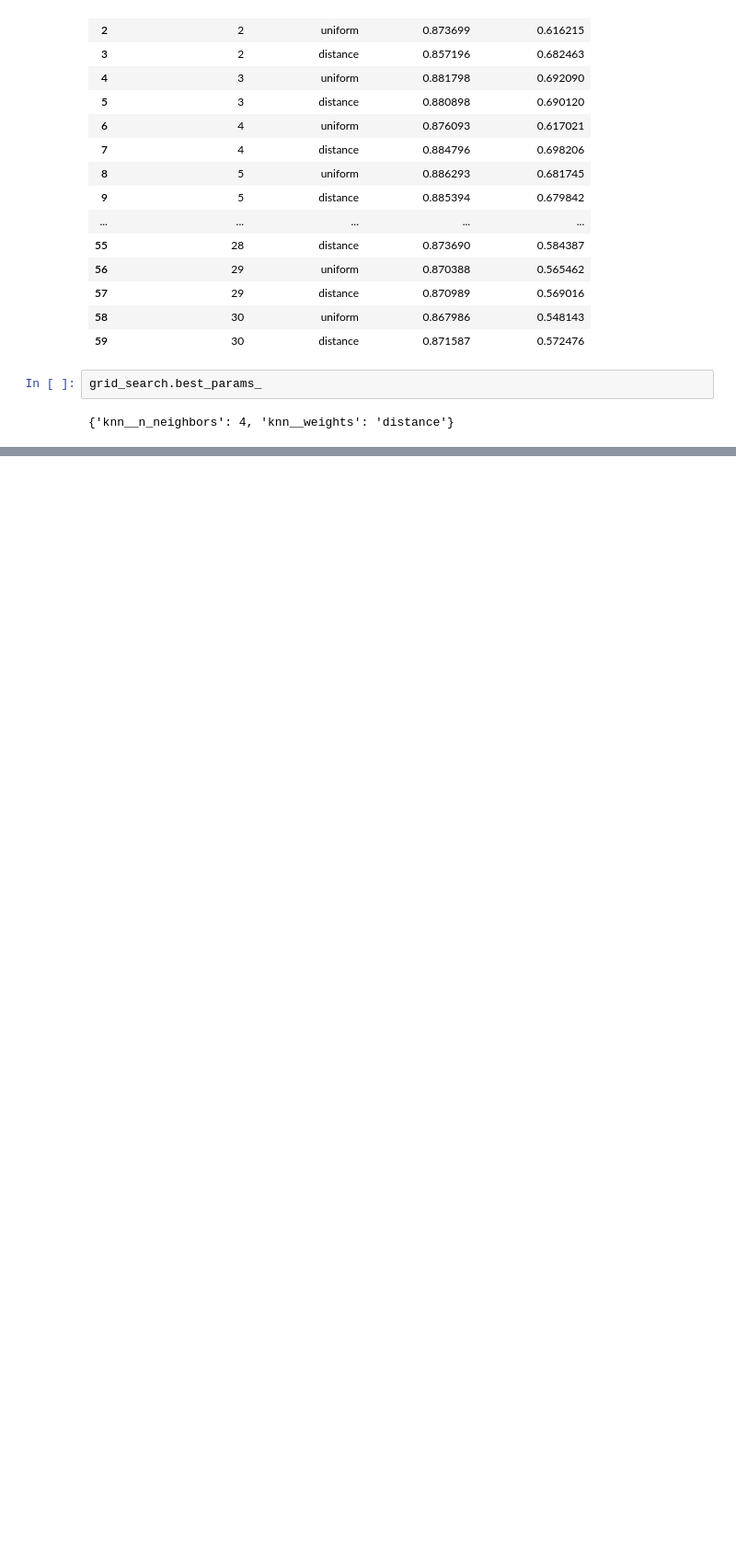
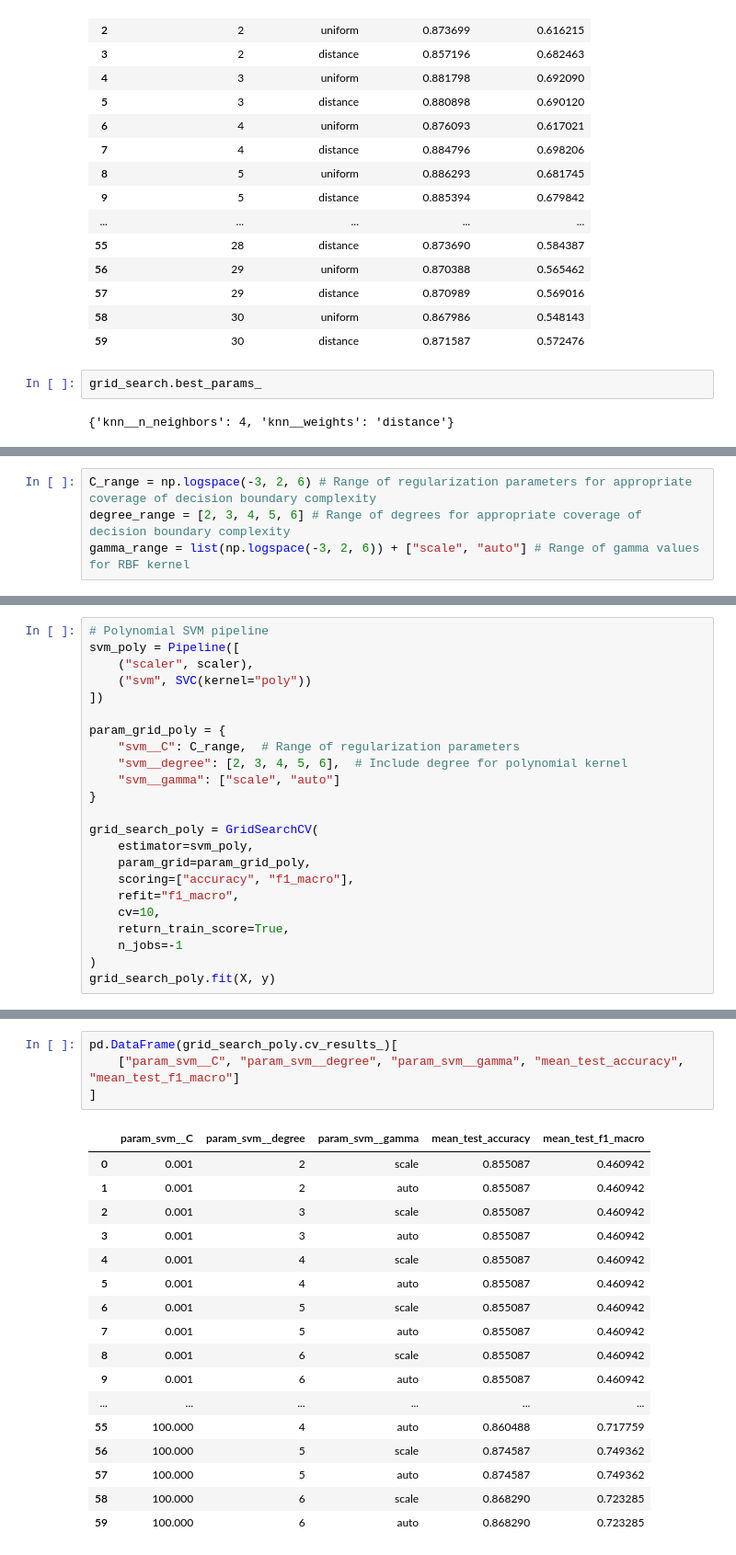
Before and after one commit to MeetPatel89/churn_pred, a Jupyter notebook: notebooks/explore-0.0.1.ipynb, the cells around one changed output, grey strips where cells are left out. Shown: that part at 92% size. Cells and saved outputs as stored; diff of their text form; blank space fills up the shorter version.

```diff
--- a/notebooks/explore-0.0.1.ipynb
+++ b/notebooks/explore-0.0.1.ipynb
@@ -445,0 +468,4 @@ grid_search.best_params_
+# %%
+C_range = np.logspace(-3, 2, 6) # Range of regularization parameters for appropriate coverage of decision boundary complexity
+degree_range = [2, 3, 4, 5, 6] # Range of degrees for appropriate coverage of decision boundary complexity
+gamma_range = list(np.logspace(-3, 2, 6)) + ["scale", "auto"] # Range of gamma values for RBF kernel
@@ -445,0 +515,23 @@ grid_search.best_params_
+# %%
+# Polynomial SVM pipeline
+svm_poly = Pipeline([
+    ("scaler", scaler),
+    ("svm", SVC(kernel="poly"))
+])
+
+param_grid_poly = {
+    "svm__C": C_range,  # Range of regularization parameters
+    "svm__degree": [2, 3, 4, 5, 6],  # Include degree for polynomial kernel
+    "svm__gamma": ["scale", "auto"]
+}
+
+grid_search_poly = GridSearchCV(
+    estimator=svm_poly,
+    param_grid=param_grid_poly,
+    scoring=["accuracy", "f1_macro"],
+    refit="f1_macro",
+    cv=10,
+    return_train_score=True,
+    n_jobs=-1
+)
+grid_search_poly.fit(X, y)
@@ -445,0 +548,22 @@ grid_search.best_params_
+# %%
+pd.DataFrame(grid_search_poly.cv_results_)[
+    ["param_svm__C", "param_svm__degree", "param_svm__gamma", "mean_test_accuracy", "mean_test_f1_macro"]
+]
+# %% [output]
+|  | param_svm__C | param_svm__degree | param_svm__gamma | mean_test_accuracy | mean_test_f1_macro |
+| 0 | 0.001 | 2 | scale | 0.855087 | 0.460942 |
+| 1 | 0.001 | 2 | auto | 0.855087 | 0.460942 |
+| 2 | 0.001 | 3 | scale | 0.855087 | 0.460942 |
+| 3 | 0.001 | 3 | auto | 0.855087 | 0.460942 |
+| 4 | 0.001 | 4 | scale | 0.855087 | 0.460942 |
+| 5 | 0.001 | 4 | auto | 0.855087 | 0.460942 |
+| 6 | 0.001 | 5 | scale | 0.855087 | 0.460942 |
+| 7 | 0.001 | 5 | auto | 0.855087 | 0.460942 |
+| 8 | 0.001 | 6 | scale | 0.855087 | 0.460942 |
+| 9 | 0.001 | 6 | auto | 0.855087 | 0.460942 |
+| ... | ... | ... | ... | ... | ... |
+| 55 | 100.000 | 4 | auto | 0.860488 | 0.717759 |
+| 56 | 100.000 | 5 | scale | 0.874587 | 0.749362 |
+| 57 | 100.000 | 5 | auto | 0.874587 | 0.749362 |
+| 58 | 100.000 | 6 | scale | 0.868290 | 0.723285 |
+| 59 | 100.000 | 6 | auto | 0.868290 | 0.723285 |
```
Also changed, not shown: parts of 20 cells of this notebook.
